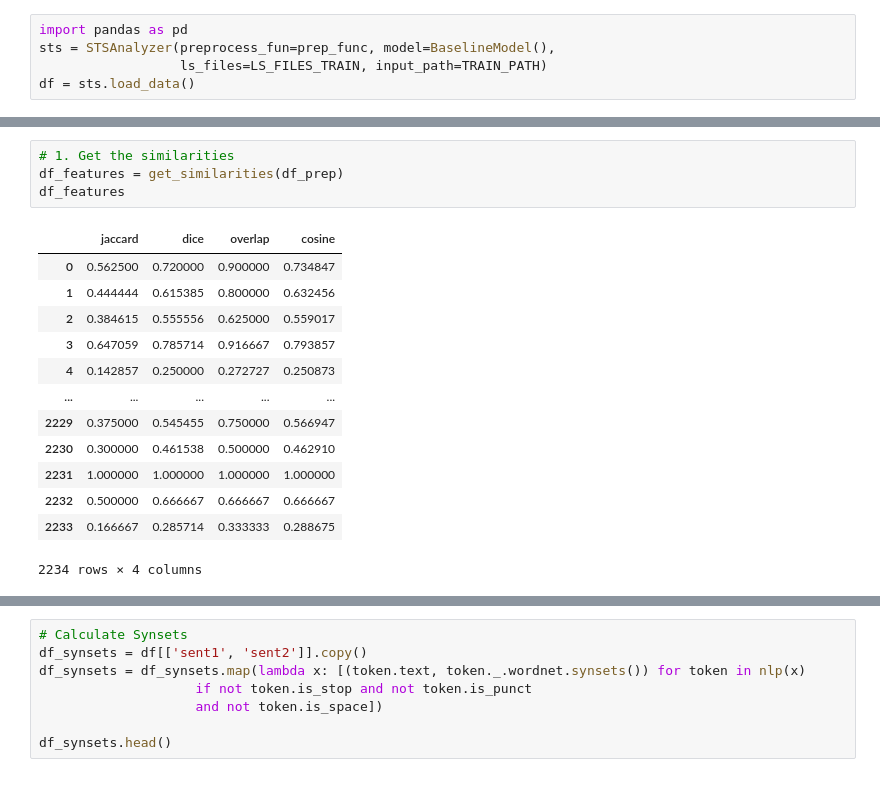
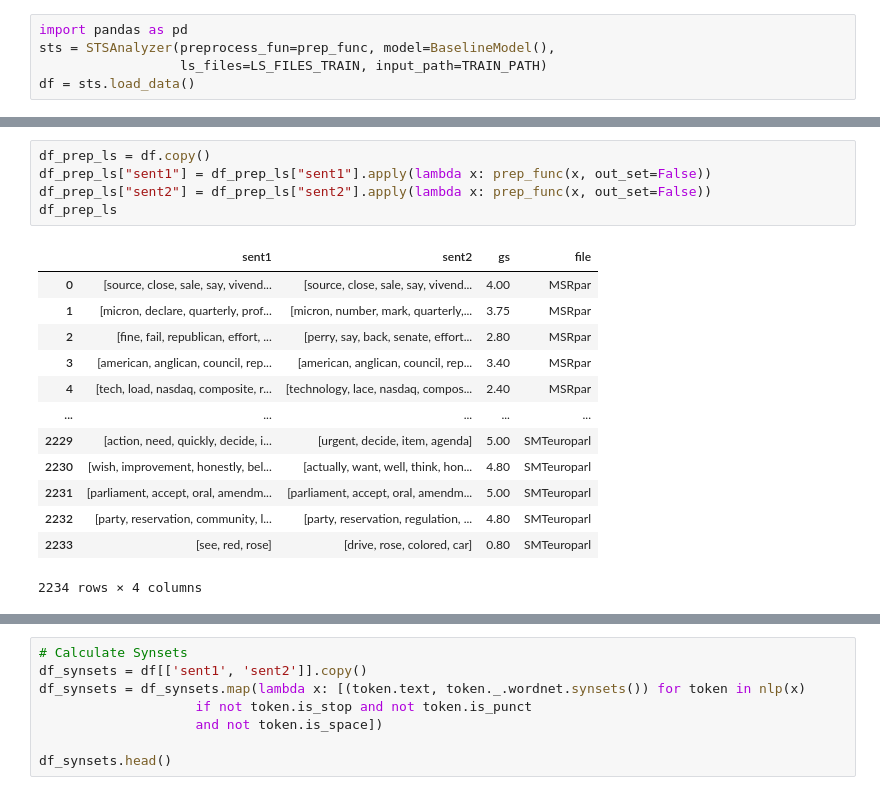
Before and after one commit to BecTome/NLP_SemanticTextualSimilarity, a Jupyter notebook: experiments/CLEAN_Feature_Creation.ipynb, the cells around one changed output, grey strips where cells are left out. Saved outputs shown, nothing was run; the diff lists cells and outputs as text.

```diff
--- a/experiments/CLEAN_Feature_Creation.ipynb
+++ b/experiments/CLEAN_Feature_Creation.ipynb
@@ -150,19 +274,20 @@ df_prep
 2234 rows × 4 columns
-# %%
-# 1. Get the similarities
-df_features = get_similarities(df_prep)
-df_features
-# %% [output]
-|  | jaccard | dice | overlap | cosine |
-| 0 | 0.562500 | 0.720000 | 0.900000 | 0.734847 |
-| 1 | 0.444444 | 0.615385 | 0.800000 | 0.632456 |
-| 2 | 0.384615 | 0.555556 | 0.625000 | 0.559017 |
-| 3 | 0.647059 | 0.785714 | 0.916667 | 0.793857 |
-| 4 | 0.142857 | 0.250000 | 0.272727 | 0.250873 |
-| ... | ... | ... | ... | ... |
-| 2229 | 0.375000 | 0.545455 | 0.750000 | 0.566947 |
-| 2230 | 0.300000 | 0.461538 | 0.500000 | 0.462910 |
-| 2231 | 1.000000 | 1.000000 | 1.000000 | 1.000000 |
-| 2232 | 0.500000 | 0.666667 | 0.666667 | 0.666667 |
-| 2233 | 0.166667 | 0.285714 | 0.333333 | 0.288675 |
-2234 rows × 4 columns
+# %%
+df_prep_ls = df.copy()
+df_prep_ls["sent1"] = df_prep_ls["sent1"].apply(lambda x: prep_func(x, out_set=False))
+df_prep_ls["sent2"] = df_prep_ls["sent2"].apply(lambda x: prep_func(x, out_set=False))
+df_prep_ls
+# %% [output]
+|  | sent1 | sent2 | gs | file |
+| 0 | [source, close, sale, say, vivend... | [source, close, sale, say, vivend... | 4.00 | MSRpar |
+| 1 | [micron, declare, quarterly, prof... | [micron, number, mark, quarterly,... | 3.75 | MSRpar |
+| 2 | [fine, fail, republican, effort, ... | [perry, say, back, senate, effort... | 2.80 | MSRpar |
+| 3 | [american, anglican, council, rep... | [american, anglican, council, rep... | 3.40 | MSRpar |
+| 4 | [tech, load, nasdaq, composite, r... | [technology, lace, nasdaq, compos... | 2.40 | MSRpar |
+| ... | ... | ... | ... | ... |
+| 2229 | [action, need, quickly, decide, i... | [urgent, decide, item, agenda] | 5.00 | SMTeuroparl |
+| 2230 | [wish, improvement, honestly, bel... | [actually, want, well, think, hon... | 4.80 | SMTeuroparl |
+| 2231 | [parliament, accept, oral, amendm... | [parliament, accept, oral, amendm... | 5.00 | SMTeuroparl |
+| 2232 | [party, reservation, community, l... | [party, reservation, regulation, ... | 4.80 | SMTeuroparl |
+| 2233 | [see, red, rose] | [drive, rose, colored, car] | 0.80 | SMTeuroparl |
+2234 rows × 4 columns
```
Also changed, not shown: parts of 22 cells of this notebook.
